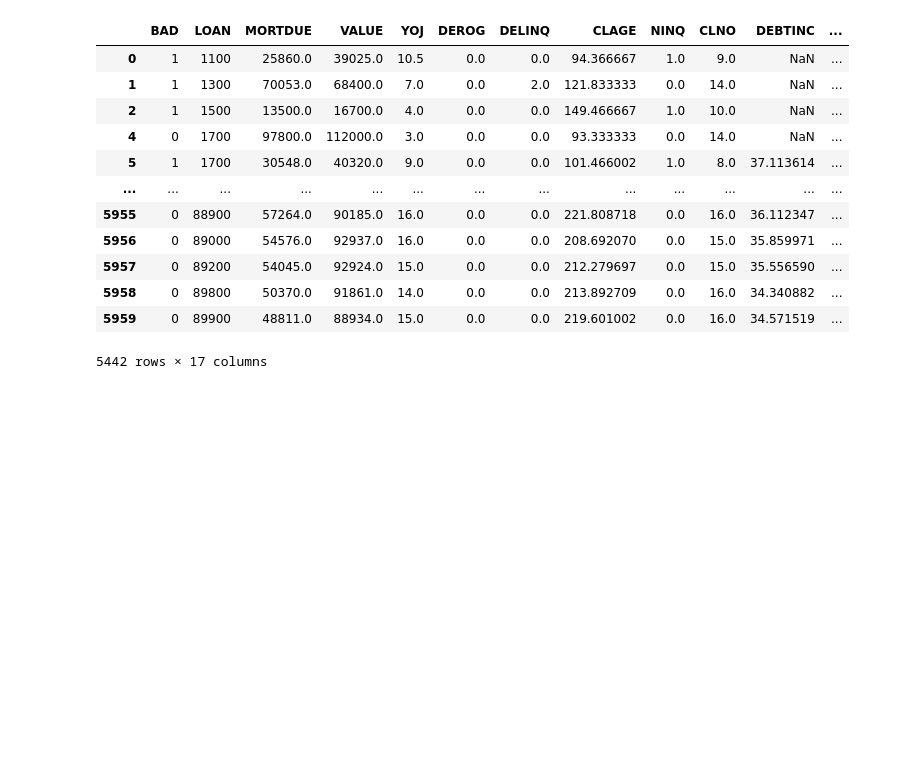
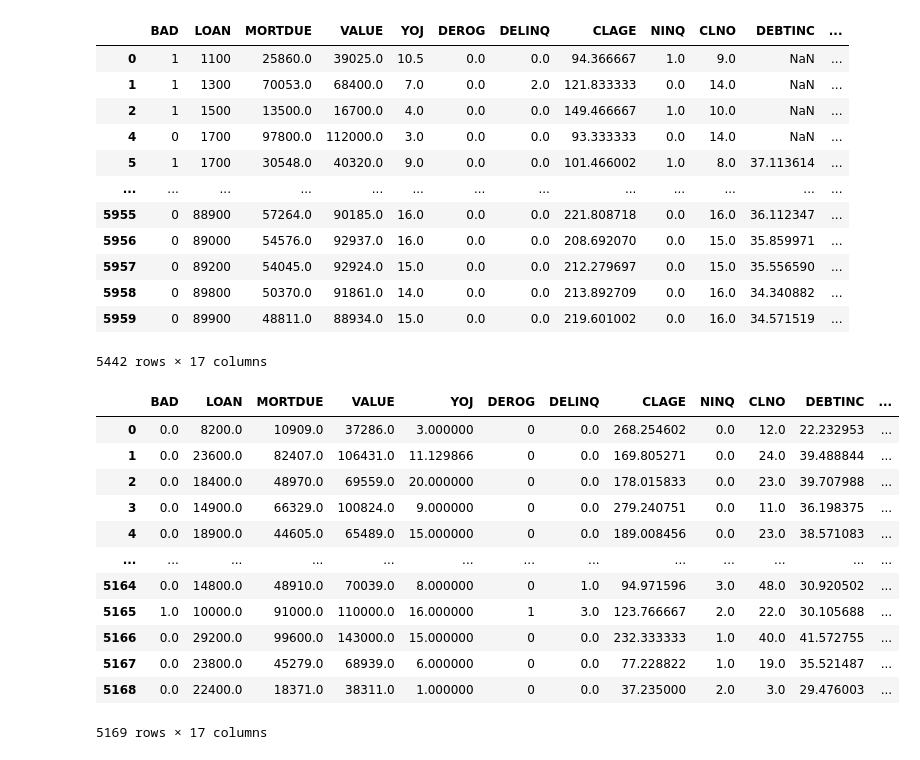
Before and after one commit to LuisMB09/modelos_de_credito, a Jupyter notebook: Proyecto2/Data_Cleaning.ipynb, the cells around one changed output. Saved outputs shown, nothing was run; the diff lists cells and outputs as text; code cells hidden in the pictures; blank space fills up the shorter version.

Commit message:
Finished code and data cleaning

```diff
--- a/Proyecto2/Data_Cleaning.ipynb
+++ b/Proyecto2/Data_Cleaning.ipynb
@@ -130,3 +132,20 @@ data[numerical_cols] = X_imputed
 data['DEROG'] = data['DEROG'].round().astype(int)
 # %%
 #data.to_csv('hmeq_cleaned.csv', index=False)
+# %%
+data = pd.read_csv('hmeq_cleaned.csv')
+data
+# %% [output]
+|  | BAD | LOAN | MORTDUE | VALUE | YOJ | DEROG | DELINQ | CLAGE | NINQ | CLNO | DEBTINC | ... |
+| 0 | 0.0 | 8200.0 | 10909.0 | 37286.0 | 3.000000 | 0 | 0.0 | 268.254602 | 0.0 | 12.0 | 22.232953 | ... |
+| 1 | 0.0 | 23600.0 | 82407.0 | 106431.0 | 11.129866 | 0 | 0.0 | 169.805271 | 0.0 | 24.0 | 39.488844 | ... |
+| 2 | 0.0 | 18400.0 | 48970.0 | 69559.0 | 20.000000 | 0 | 0.0 | 178.015833 | 0.0 | 23.0 | 39.707988 | ... |
+| 3 | 0.0 | 14900.0 | 66329.0 | 100824.0 | 9.000000 | 0 | 0.0 | 279.240751 | 0.0 | 11.0 | 36.198375 | ... |
+| 4 | 0.0 | 18900.0 | 44605.0 | 65489.0 | 15.000000 | 0 | 0.0 | 189.008456 | 0.0 | 23.0 | 38.571083 | ... |
+| ... | ... | ... | ... | ... | ... | ... | ... | ... | ... | ... | ... | ... |
+| 5164 | 0.0 | 14800.0 | 48910.0 | 70039.0 | 8.000000 | 0 | 1.0 | 94.971596 | 3.0 | 48.0 | 30.920502 | ... |
+| 5165 | 1.0 | 10000.0 | 91000.0 | 110000.0 | 16.000000 | 1 | 3.0 | 123.766667 | 2.0 | 22.0 | 30.105688 | ... |
+| 5166 | 0.0 | 29200.0 | 99600.0 | 143000.0 | 15.000000 | 0 | 0.0 | 232.333333 | 1.0 | 40.0 | 41.572755 | ... |
+| 5167 | 0.0 | 23800.0 | 45279.0 | 68939.0 | 6.000000 | 0 | 0.0 | 77.228822 | 1.0 | 19.0 | 35.521487 | ... |
+| 5168 | 0.0 | 22400.0 | 18371.0 | 38311.0 | 1.000000 | 0 | 0.0 | 37.235000 | 2.0 | 3.0 | 29.476003 | ... |
+5169 rows × 17 columns
```
Also changed, not shown: parts of 2 cells of this notebook, 1 other file.
